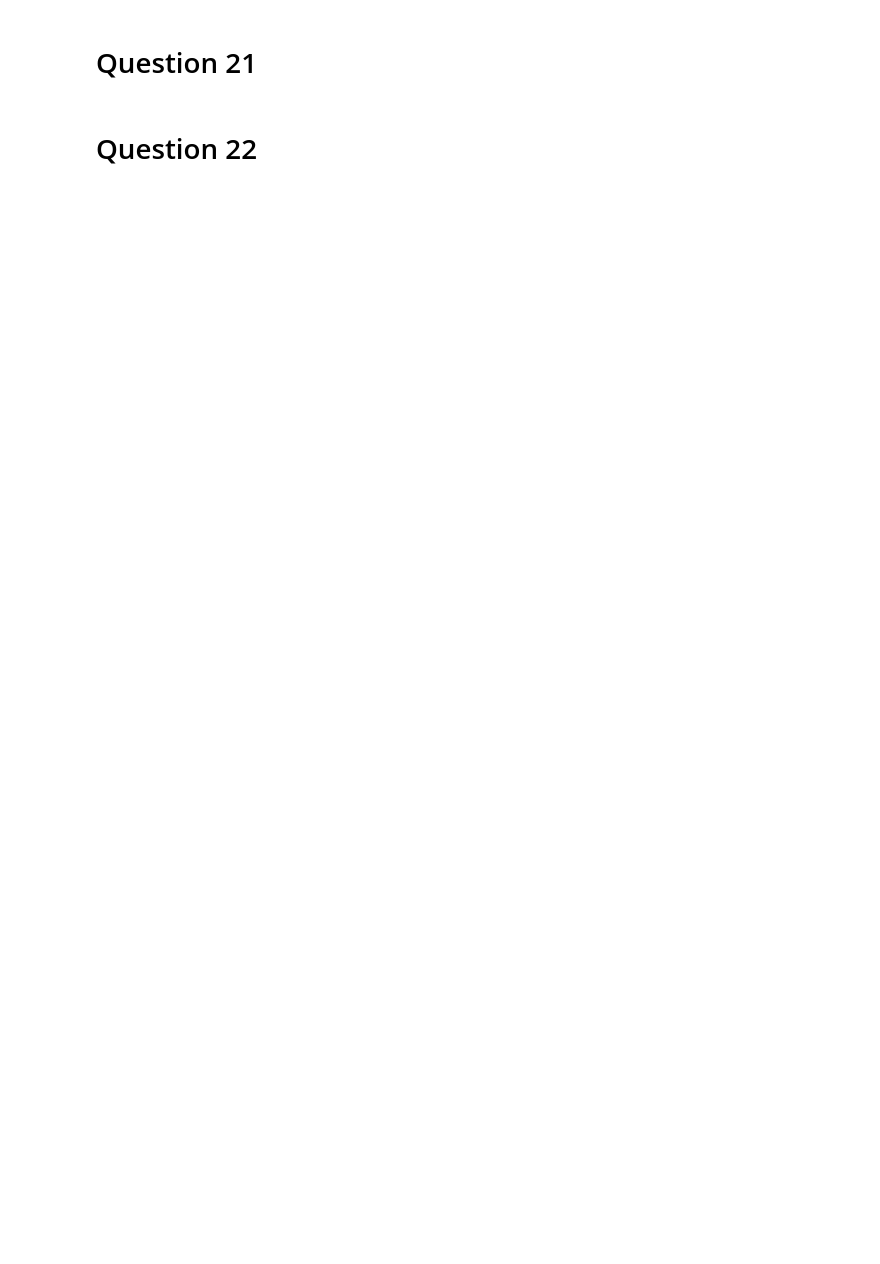
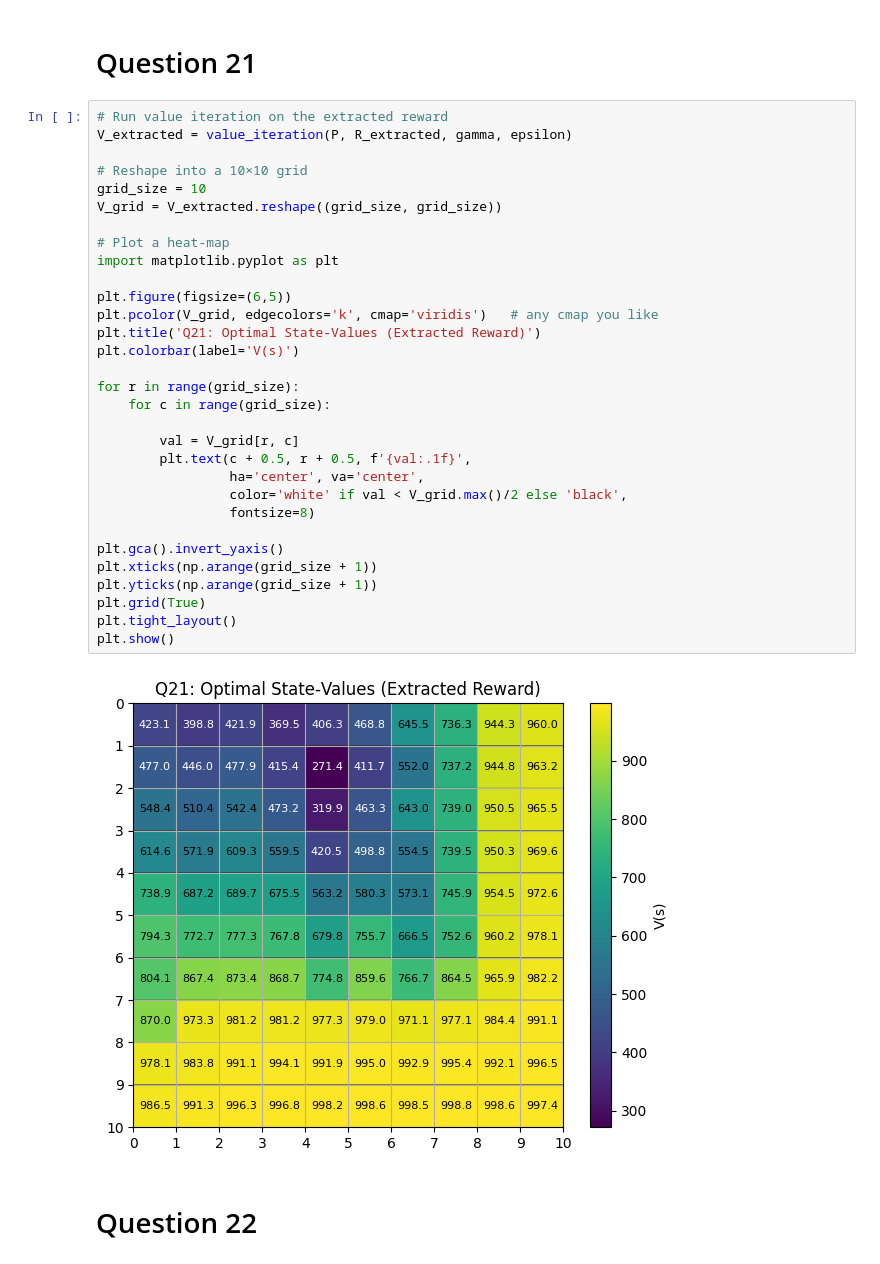
Before and after one commit to kbaseba/232E, a Jupyter notebook: Project_3/ECE232E_Project3_606539982_106405230_106303745.ipynb, the cells around one changed output. Cells and saved outputs as stored; diff of their text form; blank space fills up the shorter version.

```diff
--- a/Project_3/ECE232E_Project3_606539982_106405230_106303745.ipynb
+++ b/Project_3/ECE232E_Project3_606539982_106405230_106303745.ipynb
@@ -1267,4 +1528,37 @@ This result demonstrates that the inverse reinforcement learning process, with a
 # %% [markdown]
 # Question 21
+# %%
+# Run value iteration on the extracted reward
+V_extracted = value_iteration(P, R_extracted, gamma, epsilon)
+
+# Reshape into a 10×10 grid
+grid_size = 10
+V_grid = V_extracted.reshape((grid_size, grid_size))
+
+# Plot a heat‐map
+import matplotlib.pyplot as plt
+
+plt.figure(figsize=(6,5))
+plt.pcolor(V_grid, edgecolors='k', cmap='viridis')   # any cmap you like
+plt.title('Q21: Optimal State‑Values (Extracted Reward)')
+plt.colorbar(label='V(s)')
+
+for r in range(grid_size):
+    for c in range(grid_size):
+
+        val = V_grid[r, c]
+        plt.text(c + 0.5, r + 0.5, f'{val:.1f}',
+                 ha='center', va='center',
+                 color='white' if val < V_grid.max()/2 else 'black',
+                 fontsize=8)
+
+plt.gca().invert_yaxis()
+plt.xticks(np.arange(grid_size + 1))
+plt.yticks(np.arange(grid_size + 1))
+plt.grid(True)
+plt.tight_layout()
+plt.show()
+# %% [output]
+[figure, added]
 # %% [markdown]
 # Question 22
```
Also changed, not shown: parts of 8 cells of this notebook.
